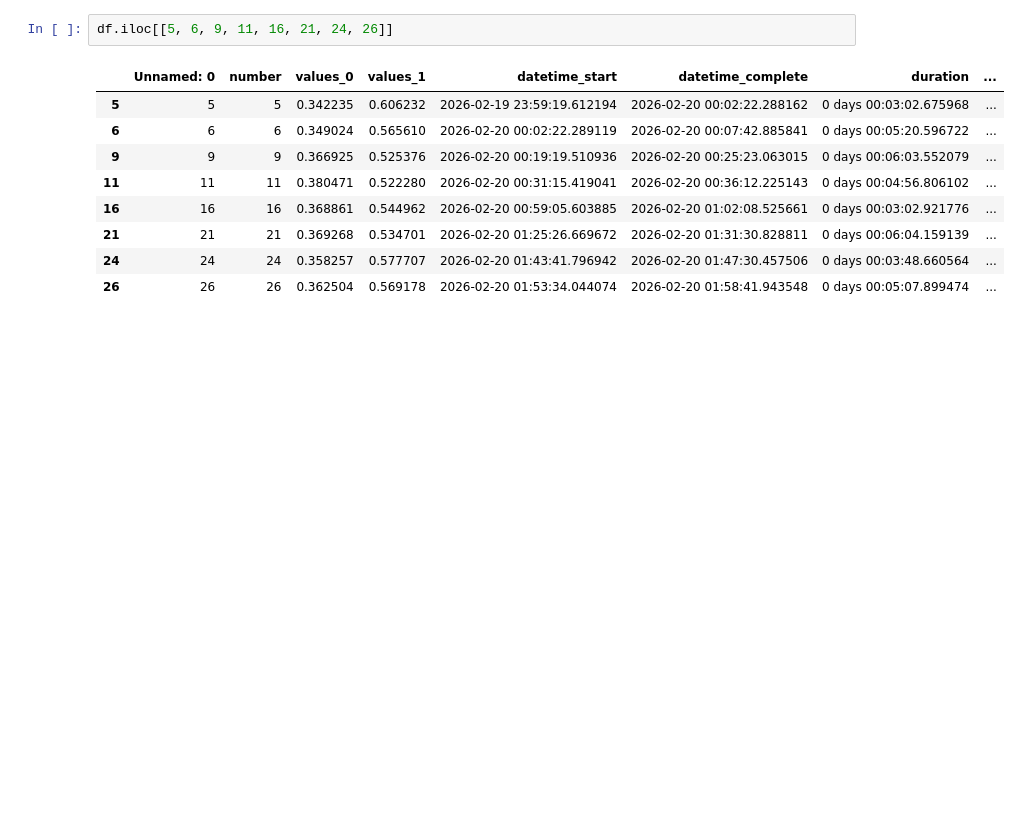
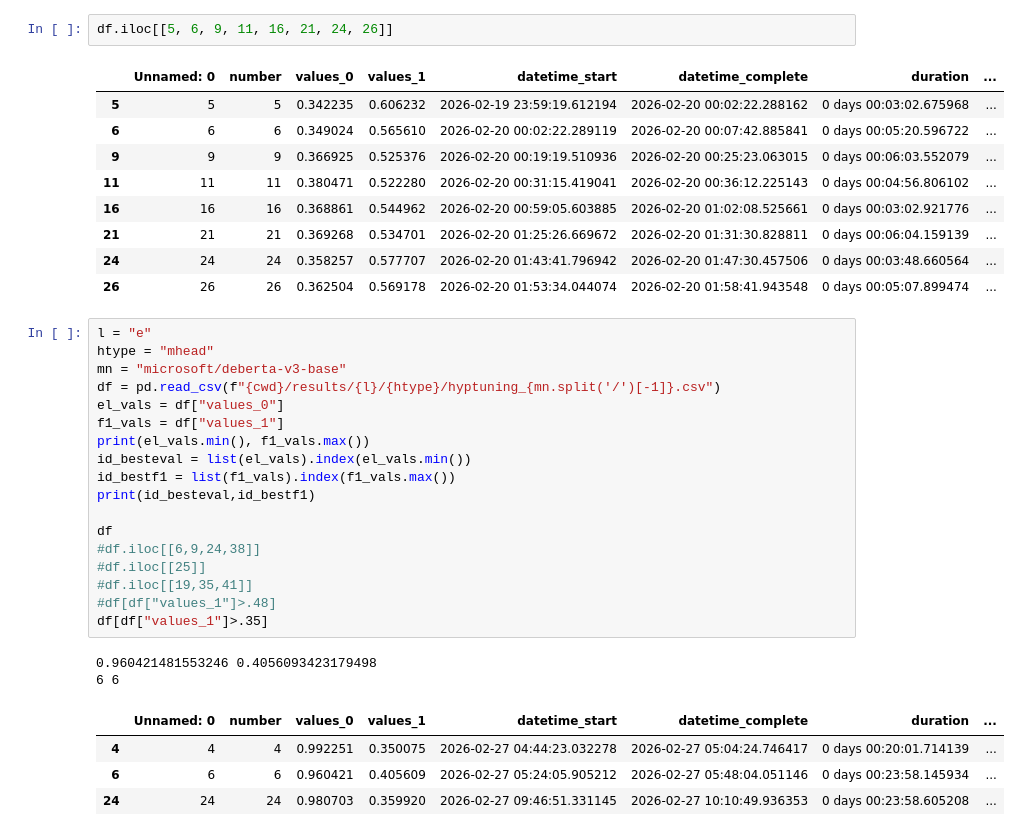
Before and after one commit to mawaskow/polianna_work, a Jupyter notebook: hyptuning.ipynb, the cells around one changed output. Drawn from its saved outputs; the diff is of its cells as text; blank space fills up the shorter version.

```diff
--- a/hyptuning.ipynb
+++ b/hyptuning.ipynb
@@ -72,3 +91,28 @@ df.iloc[[5, 6, 9, 11, 16, 21, 24, 26]]
 | 21 | 21 | 21 | 0.369268 | 0.534701 | 2026-02-20 01:25:26.669672 | 2026-02-20 01:31:30.828811 | 0 days 00:06:04.159139 | ... |
 | 24 | 24 | 24 | 0.358257 | 0.577707 | 2026-02-20 01:43:41.796942 | 2026-02-20 01:47:30.457506 | 0 days 00:03:48.660564 | ... |
 | 26 | 26 | 26 | 0.362504 | 0.569178 | 2026-02-20 01:53:34.044074 | 2026-02-20 01:58:41.943548 | 0 days 00:05:07.899474 | ... |
+# %%
+l = "e"
+htype = "mhead"
+mn = "microsoft/deberta-v3-base"
+df = pd.read_csv(f"{cwd}/results/{l}/{htype}/hyptuning_{mn.split('/')[-1]}.csv")
+el_vals = df["values_0"]
+f1_vals = df["values_1"]
+print(el_vals.min(), f1_vals.max())
+id_besteval = list(el_vals).index(el_vals.min())
+id_bestf1 = list(f1_vals).index(f1_vals.max())
+print(id_besteval,id_bestf1)
+
+df
+#df.iloc[[6,9,24,38]]
+#df.iloc[[25]]
+#df.iloc[[19,35,41]]
+#df[df["values_1"]>.48]
+df[df["values_1"]>.35]
+# %% [output]
+0.960421481553246 0.4056093423179498
+6 6
+|  | Unnamed: 0 | number | values_0 | values_1 | datetime_start | datetime_complete | duration | ... |
+| 4 | 4 | 4 | 0.992251 | 0.350075 | 2026-02-27 04:44:23.032278 | 2026-02-27 05:04:24.746417 | 0 days 00:20:01.714139 | ... |
+| 6 | 6 | 6 | 0.960421 | 0.405609 | 2026-02-27 05:24:05.905212 | 2026-02-27 05:48:04.051146 | 0 days 00:23:58.145934 | ... |
+| 24 | 24 | 24 | 0.980703 | 0.359920 | 2026-02-27 09:46:51.331145 | 2026-02-27 10:10:49.936353 | 0 days 00:23:58.605208 | ... |
```
Also changed, not shown: parts of 4 cells of this notebook, 19 other files.
